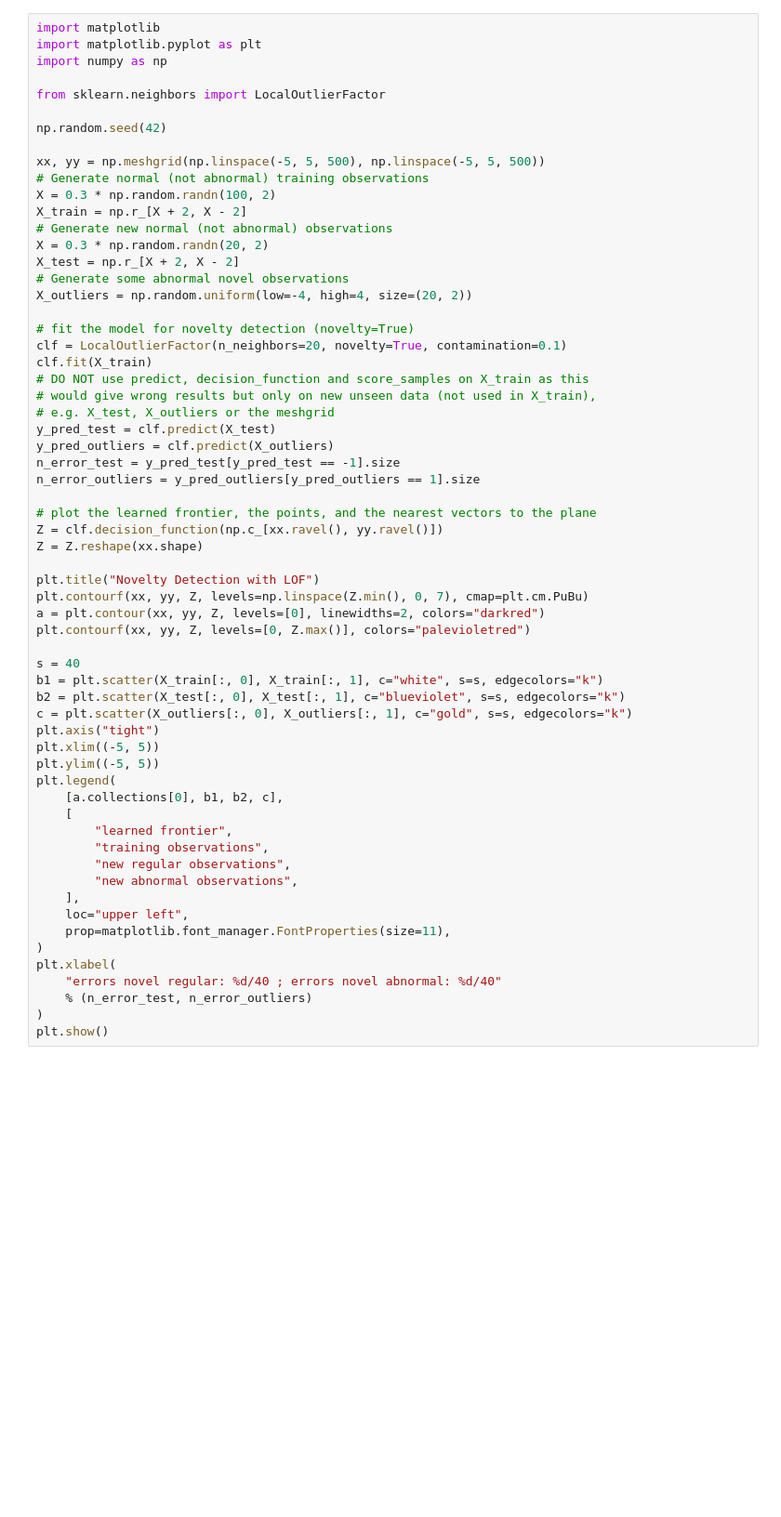
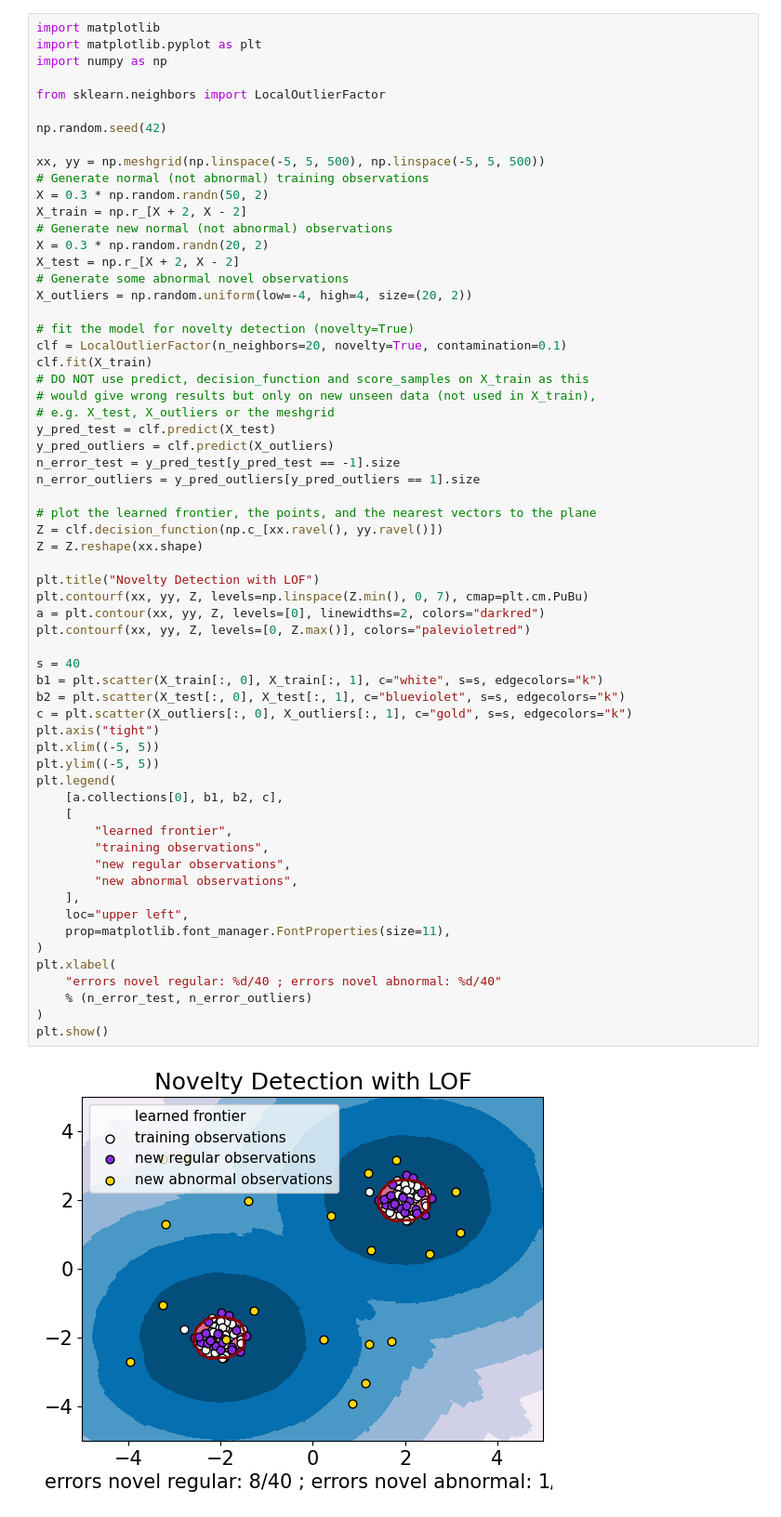
Before and after one commit to CharlesAttend/M2-DAC, a Jupyter notebook: XAI/TME/TME8/sklearn.ipynb, the cells around one changed output. Shown at 93% size. Cells and saved outputs as stored; diff of their text form; blank space fills up the shorter version.

```diff
--- a/XAI/TME/TME8/sklearn.ipynb
+++ b/XAI/TME/TME8/sklearn.ipynb
@@ -9,7 +9,7 @@ np.random.seed(42)
 
 xx, yy = np.meshgrid(np.linspace(-5, 5, 500), np.linspace(-5, 5, 500))
 # Generate normal (not abnormal) training observations
-X = 0.3 * np.random.randn(100, 2)
+X = 0.3 * np.random.randn(50, 2)
 X_train = np.r_[X + 2, X - 2]
 # Generate new normal (not abnormal) observations
 X = 0.3 * np.random.randn(20, 2)
@@ -33,33 +33,35 @@ Z = clf.decision_function(np.c_[xx.ravel(), yy.ravel()])
 Z = Z.reshape(xx.shape)
 
 plt.title("Novelty Detection with LOF")
 plt.contourf(xx, yy, Z, levels=np.linspace(Z.min(), 0, 7), cmap=plt.cm.PuBu)
 a = plt.contour(xx, yy, Z, levels=[0], linewidths=2, colors="darkred")
 plt.contourf(xx, yy, Z, levels=[0, Z.max()], colors="palevioletred")
 
 s = 40
 b1 = plt.scatter(X_train[:, 0], X_train[:, 1], c="white", s=s, edgecolors="k")
 b2 = plt.scatter(X_test[:, 0], X_test[:, 1], c="blueviolet", s=s, edgecolors="k")
 c = plt.scatter(X_outliers[:, 0], X_outliers[:, 1], c="gold", s=s, edgecolors="k")
 plt.axis("tight")
 plt.xlim((-5, 5))
 plt.ylim((-5, 5))
 plt.legend(
     [a.collections[0], b1, b2, c],
     [
         "learned frontier",
         "training observations",
         "new regular observations",
         "new abnormal observations",
     ],
     loc="upper left",
     prop=matplotlib.font_manager.FontProperties(size=11),
 )
 plt.xlabel(
     "errors novel regular: %d/40 ; errors novel abnormal: %d/40"
     % (n_error_test, n_error_outliers)
 )
 plt.show()
+# %% [output]
+[figure, added]
 # %%
 import matplotlib
 import matplotlib.pyplot as plt
```
Also changed, not shown: parts of 3 cells of this notebook, 1 other file.
